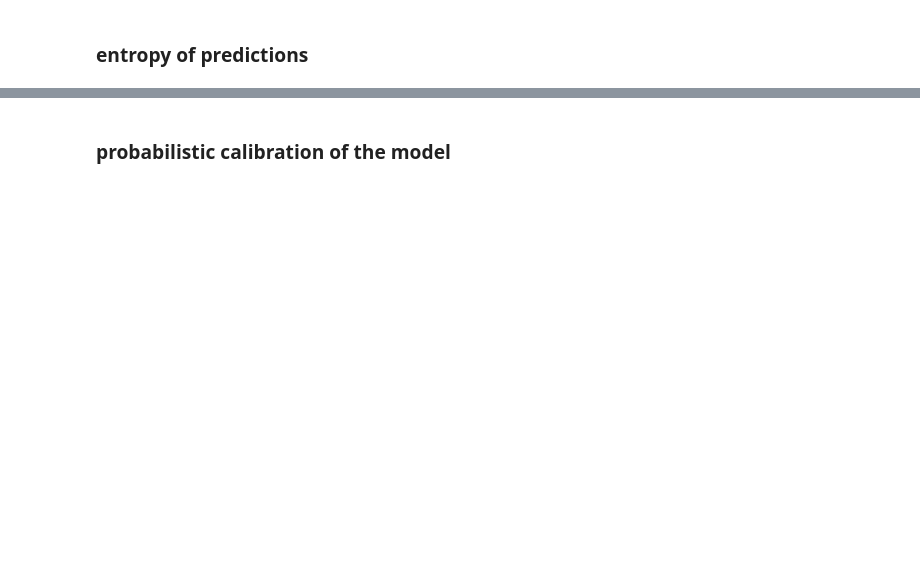
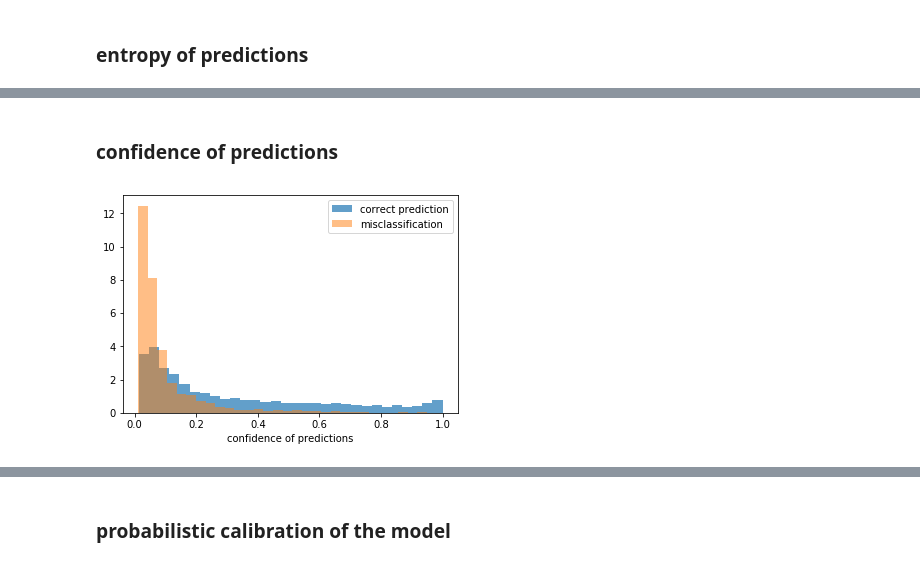
Before and after one commit to TropComplique/image-classification-caltech-256, a Jupyter notebook: xception_keras/train_xception.ipynb, the cells around one changed output, grey strips where cells are left out. Cells and saved outputs as stored; diff of their text form; code cells hidden in the pictures; blank space fills up the shorter version.

```diff
--- a/xception_keras/train_xception.ipynb
+++ b/xception_keras/train_xception.ipynb
@@ -63,6 +105,6 @@ model = Xception(weight_decay=1e-8)
 # %%
 model.compile(
-    optimizer=optimizers.Adam(lr=1e-3),
+    optimizer=optimizers.SGD(lr=1e-2, momentum=0.9, nesterov=True),
     loss='categorical_crossentropy', metrics=['accuracy', 'top_k_categorical_accuracy']
 )
 # %%
@@ -70,8 +112,9 @@ model.fit_generator(
     train_generator,
     steps_per_epoch=266, epochs=30, verbose=1,
     callbacks=[
-        #ReduceLROnPlateau(monitor='val_acc', factor=0.1, patience=2, epsilon=0.007),
-        EarlyStopping(monitor='val_acc', patience=4, min_delta=0.01)
+        ReduceLROnPlateau(monitor='val_acc', factor=0.1, patience=3, epsilon=0.007),
+        EarlyStopping(monitor='val_acc', patience=5, min_delta=0.01)
     ],
-    validation_data=val_generator, validation_steps=80, workers=4
+    validation_data=val_generator, validation_steps=80, workers=4,
+    class_weight=w
 )
@@ -110,9 +165,9 @@ decode = {val_generator.class_indices[k]: decode[int(k)] for k in val_generator.
 # %%
 val_predictions = []
 val_true_targets = []
-erroneous_samples = []
-erroneous_targets = []
-erroneous_predictions = []
+# erroneous_samples = []
+# erroneous_targets = []
+# erroneous_predictions = []
 
 for i, (x_batch, y_batch) in enumerate(val_generator, 1):
     preds = model.predict_on_batch(x_batch)
@@ -120,17 +175,20 @@ for i, (x_batch, y_batch) in enumerate(val_generator, 1):
     val_predictions += [preds]
     val_true_targets += [y_batch.argmax(1)]
 
-    miss = y_batch.argmax(1) != preds.argmax(1)
-    erroneous_samples += [x_batch[miss]]
-    erroneous_targets += [y_batch.argmax(1)[miss]]
-    erroneous_predictions += [preds[miss]]
+#     miss = y_batch.argmax(1) != preds.argmax(1)
+#     erroneous_samples += [x_batch[miss]]
+#     erroneous_targets += [y_batch.argmax(1)[miss]]
+#     erroneous_predictions += [preds[miss]]
 
     if i >= 80:
         break
 
 val_predictions = np.concatenate(val_predictions, axis=0)
 val_true_targets = np.concatenate(val_true_targets, axis=0)
-erroneous_samples = np.concatenate(erroneous_samples, axis=0)
-erroneous_targets = np.concatenate(erroneous_targets, axis=0)
-erroneous_predictions = np.concatenate(erroneous_predictions, axis=0)
+# erroneous_samples = np.concatenate(erroneous_samples, axis=0)
+# erroneous_targets = np.concatenate(erroneous_targets, axis=0)
+# erroneous_predictions = np.concatenate(erroneous_predictions, axis=0)
+# erroneous_samples: images that were misclassified
+# erroneous_targets: their true labels
+# erroneous_predictions: predictions for them
 # %% [markdown]
@@ -163,0 +232,15 @@ plt.xlabel('entropy of predictions');
+# %% [markdown]
+### confidence of predictions
+# %%
+plt.hist(
+    val_predictions[hits].max(1), bins=30,
+    normed=True, alpha=0.7, label='correct prediction'
+);
+plt.hist(
+    val_predictions[~hits].max(1), bins=30,
+    normed=True, alpha=0.5, label='misclassification'
+);
+plt.legend();
+plt.xlabel('confidence of predictions');
+# %% [output]
+[figure, added]
```
Also changed, not shown: parts of 40 cells of this notebook, 32 other files.
